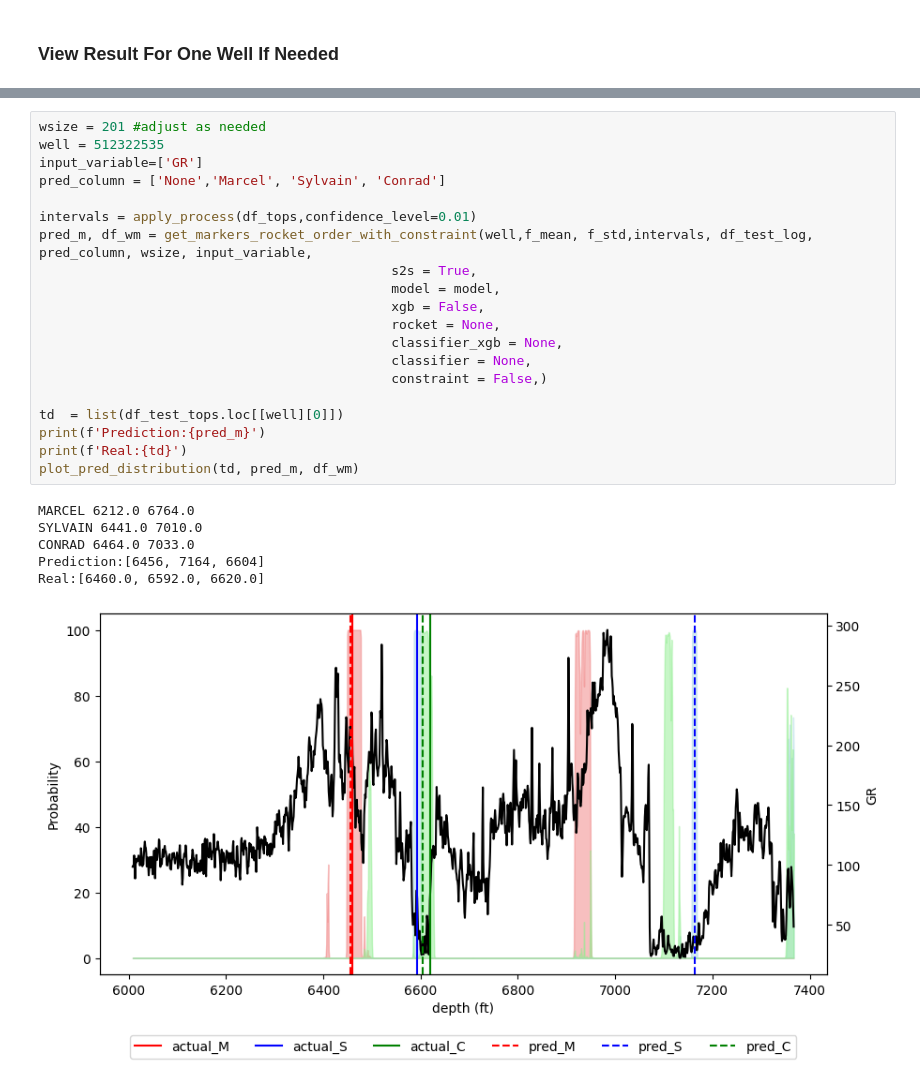
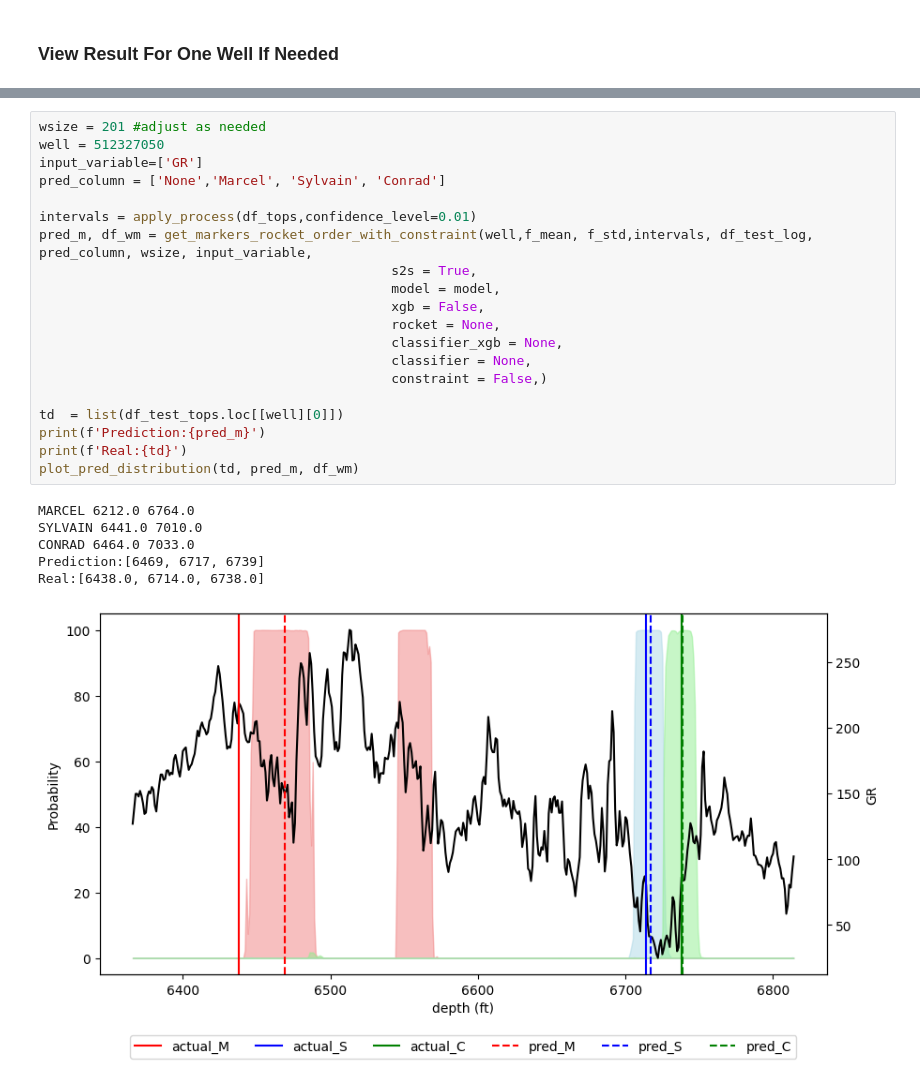
Before and after one commit to wyyccc0422/CRP_TimeSeriesClassification, a Jupyter notebook: Best_Model_S2S.ipynb, the cells around one changed output, grey strips where cells are left out. Drawn from its saved outputs; the diff is of its cells as text.

```diff
--- a/Best_Model_S2S.ipynb
+++ b/Best_Model_S2S.ipynb
@@ -386,27 +372,27 @@ Real:[6604.0, 6845.0, 6868.0]
 # %%
 wsize = 201 #adjust as needed
-well = 512322535
+well = 512327050
 input_variable=['GR']
 pred_column = ['None','Marcel', 'Sylvain', 'Conrad']
 
 intervals = apply_process(df_tops,confidence_level=0.01)
 pred_m, df_wm = get_markers_rocket_order_with_constraint(well,f_mean, f_std,intervals, df_test_log, pred_column, wsize, input_variable,
                                              s2s = True,
                                              model = model,
                                              xgb = False,
                                              rocket = None,
                                              classifier_xgb = None,
                                              classifier = None,
                                              constraint = False,)
 
 td  = list(df_test_tops.loc[[well][0]])
 print(f'Prediction:{pred_m}')
 print(f'Real:{td}')
 plot_pred_distribution(td, pred_m, df_wm)
 # %% [output]
 MARCEL 6212.0 6764.0
 SYLVAIN 6441.0 7010.0
 CONRAD 6464.0 7033.0
-Prediction:[6456, 7164, 6604]
-Real:[6460.0, 6592.0, 6620.0]
+Prediction:[6469, 6717, 6739]
+Real:[6438.0, 6714.0, 6738.0]
-[figure, old version]
+[figure, new version]
```
Also changed, not shown: parts of 5 cells of this notebook, 3 other files.
